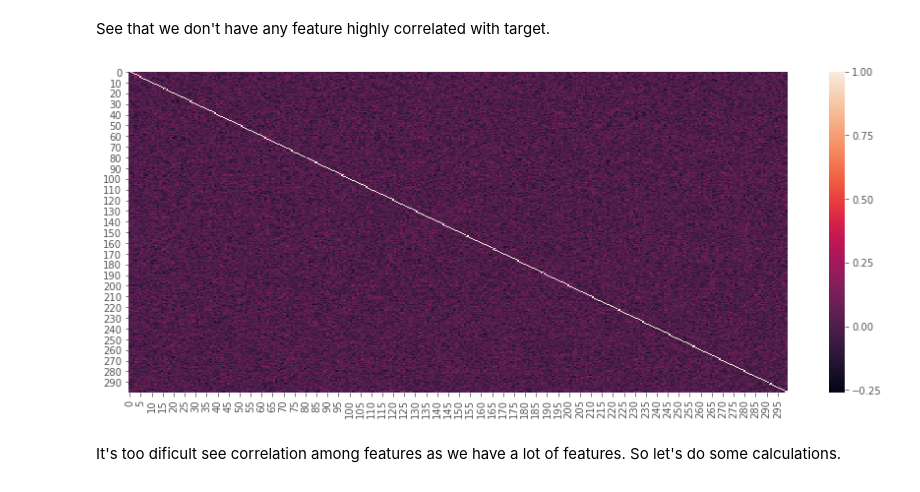
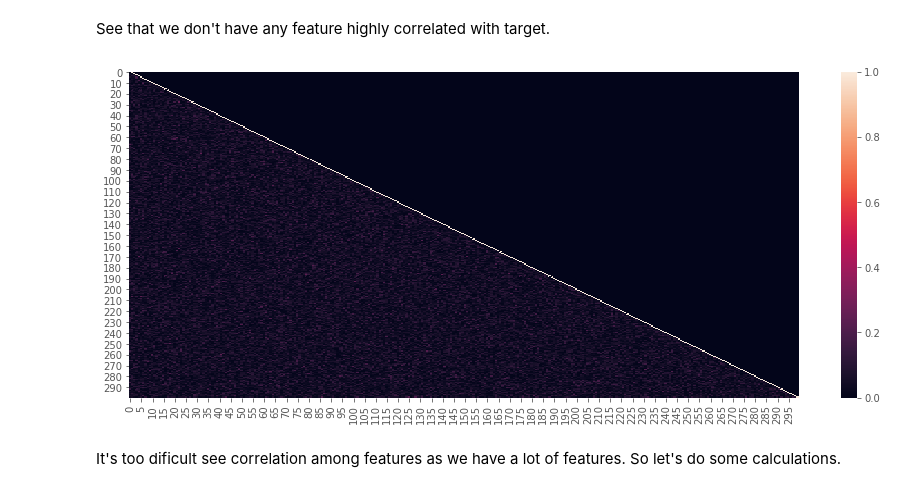
Before and after one commit to LucasSugi/data-science, a Jupyter notebook: Dont-overfit-ii/Dont-overfit-ii.ipynb, the cells around one changed output. Cells and saved outputs as stored; diff of their text form; code cells hidden in the pictures.

```diff
--- a/Dont-overfit-ii/Dont-overfit-ii.ipynb
+++ b/Dont-overfit-ii/Dont-overfit-ii.ipynb
@@ -288,15 +288,18 @@ Name: target, dtype: float64
 See that we don't have any feature highly correlated with target.
 # %%
 #Correlation among features
-corr_feat = df_train.select_dtypes('float').corr()
+corr_feat = df_train.select_dtypes('float').corr().abs()
+
+#lower triangular matrix
+corr_feat = np.tril(corr_feat)
 
 #Heatmap of correlations
 fig = plt.figure(figsize=(15,6))
 ax = fig.add_subplot(111)
 sns.heatmap(corr_feat,ax=ax)
 plt.show()
 # %% [output]
-[figure, old version]
+[figure, new version]
 # %% [markdown]
 It's too dificult see correlation among features as we have a lot of features. So let's do some calculations.
 # %%
```
Also changed, not shown: parts of 7 cells of this notebook.
